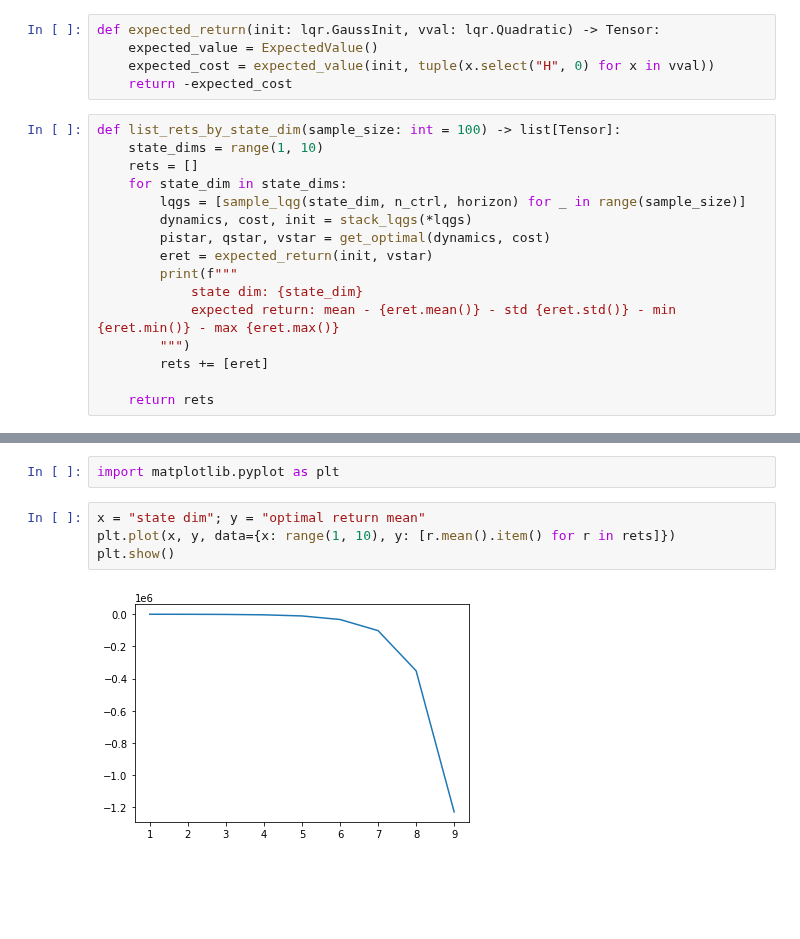
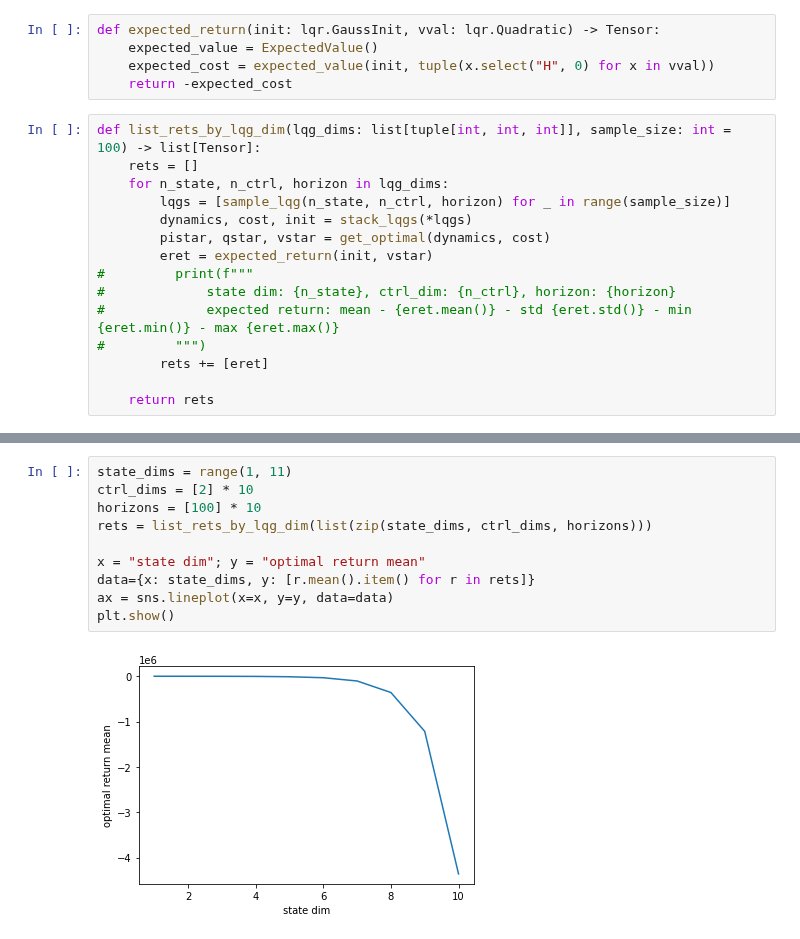
Before and after one commit to 0xangelo/LQSVG, a Jupyter notebook: experiments/notebooks/perf_and_grad.ipynb, the cells around one changed output, grey strips where cells are left out. Cells and saved outputs as stored; diff of their text form; blank space fills up the shorter version.

```diff
--- a/experiments/notebooks/perf_and_grad.ipynb
+++ b/experiments/notebooks/perf_and_grad.ipynb
@@ -243,18 +245,17 @@ def expected_return(init: lqr.GaussInit, vval: lqr.Quadratic) -> Tensor:
     expected_cost = expected_value(init, tuple(x.select("H", 0) for x in vval))
     return -expected_cost
 # %%
-def list_rets_by_state_dim(sample_size: int = 100) -> list[Tensor]:
-    state_dims = range(1, 10)
+def list_rets_by_lqg_dim(lqg_dims: list[tuple[int, int, int]], sample_size: int = 100) -> list[Tensor]:
     rets = []
-    for state_dim in state_dims:
-        lqgs = [sample_lqg(state_dim, n_ctrl, horizon) for _ in range(sample_size)]
+    for n_state, n_ctrl, horizon in lqg_dims:
+        lqgs = [sample_lqg(n_state, n_ctrl, horizon) for _ in range(sample_size)]
         dynamics, cost, init = stack_lqgs(*lqgs)
         pistar, qstar, vstar = get_optimal(dynamics, cost)
         eret = expected_return(init, vstar)
-        print(f"""
-            state dim: {state_dim}
-            expected return: mean - {eret.mean()} - std {eret.std()} - min {eret.min()} - max {eret.max()}
-        """)
+#         print(f"""
+#             state dim: {n_state}, ctrl_dim: {n_ctrl}, horizon: {horizon}
+#             expected return: mean - {eret.mean()} - std {eret.std()} - min {eret.min()} - max {eret.max()}
+#         """)
         rets += [eret]
 
     return rets
@@ -281,8 +262,12 @@ rets = list_rets_by_state_dim()
-# %%
-import matplotlib.pyplot as plt
 # %%
+state_dims = range(1, 11)
+ctrl_dims = [2] * 10
+horizons = [100] * 10
+rets = list_rets_by_lqg_dim(list(zip(state_dims, ctrl_dims, horizons)))
+
 x = "state dim"; y = "optimal return mean"
-plt.plot(x, y, data={x: range(1, 10), y: [r.mean().item() for r in rets]})
+data={x: state_dims, y: [r.mean().item() for r in rets]}
+ax = sns.lineplot(x=x, y=y, data=data)
 plt.show()
 # %% [output]
-[figure, old version]
+[figure, new version]
```
Also changed, not shown: parts of 8 cells of this notebook.
